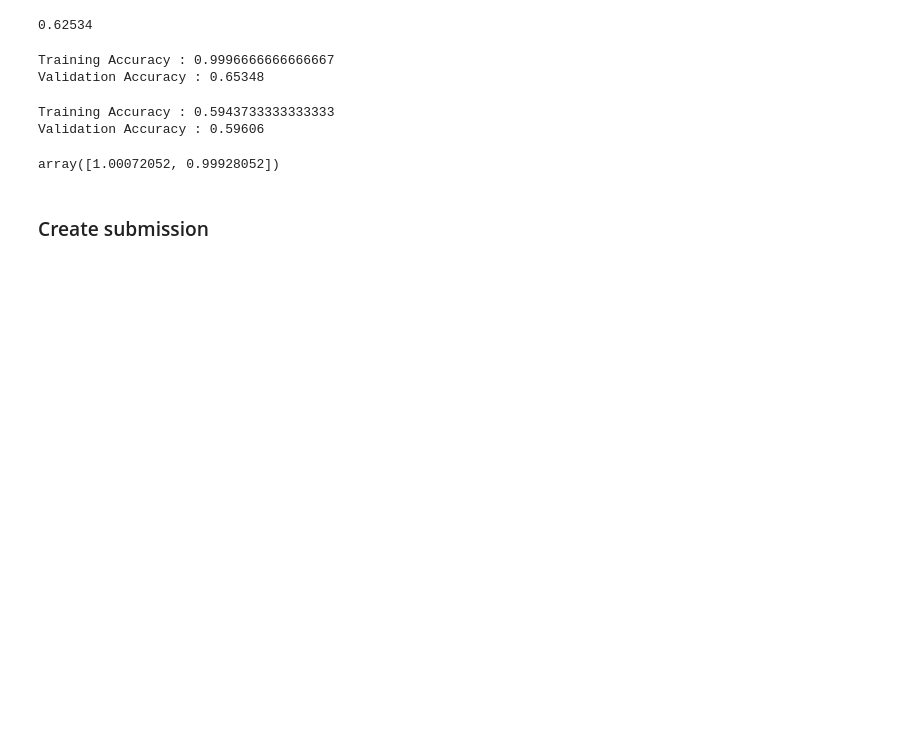
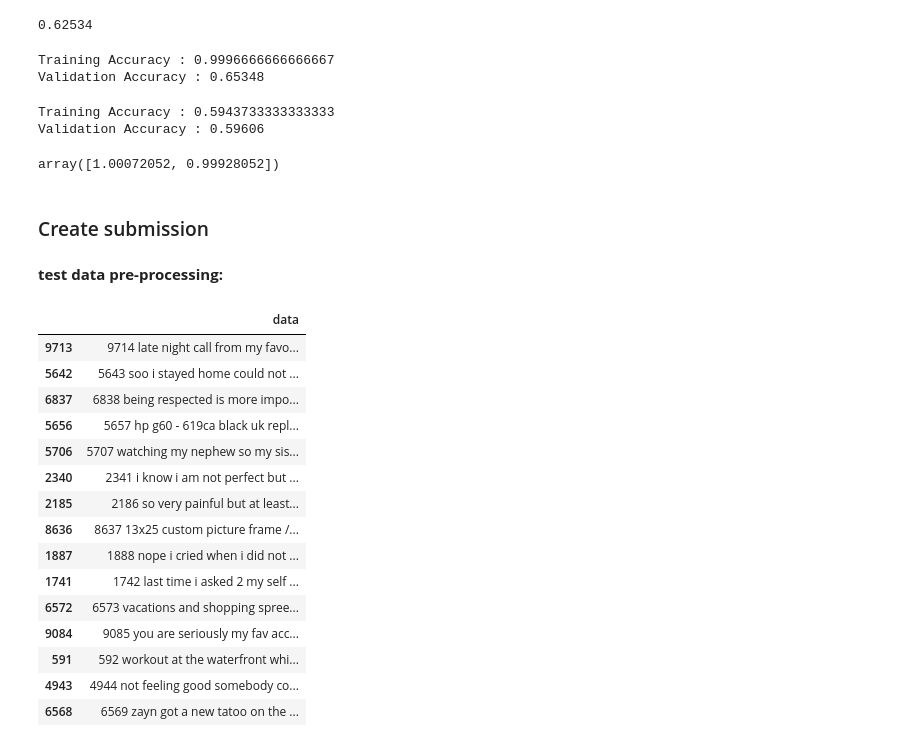
Before and after one commit to npont/ML_Sentiment_Analysis, a Jupyter notebook: run_file.ipynb, the cells around one changed output. Drawn from its saved outputs; the diff is of its cells as text; code cells hidden in the pictures; blank space fills up the shorter version.

```diff
--- a/run_file.ipynb
+++ b/run_file.ipynb
@@ -501,6 +507,30 @@ print(classification_report(y_test, y_pred))
 # %%
 with open('twitter-datasets/test_data.txt') as f:
     real_test = f.readlines()
+real_test={'data':real_test}
+real_test=pd.DataFrame(real_test)
+# %% [markdown]
+**test data pre-processing:**
+# %%
+real_test.data=pre_process(real_test.data)
+real_test.sample(15)
+# %% [output]
+|  | data |
+| 9713 | 9714 late night call from my favo... |
+| 5642 | 5643 soo i stayed home could not ... |
+| 6837 | 6838 being respected is more impo... |
+| 5656 | 5657 hp g60 - 619ca black uk repl... |
+| 5706 | 5707 watching my nephew so my sis... |
+| 2340 | 2341 i know i am not perfect but ... |
+| 2185 | 2186 so very painful but at least... |
+| 8636 | 8637 13x25 custom picture frame /... |
+| 1887 | 1888 nope i cried when i did not ... |
+| 1741 | 1742 last time i asked 2 my self ... |
+| 6572 | 6573 vacations and shopping spree... |
+| 9084 | 9085 you are seriously my fav acc... |
+| 591 | 592 workout at the waterfront whi... |
+| 4943 | 4944 not feeling good somebody co... |
+| 6568 | 6569 zayn got a new tatoo on the ... |
 # %%
 import re
 ids=[]
```
Also changed, not shown: parts of 14 cells of this notebook.
